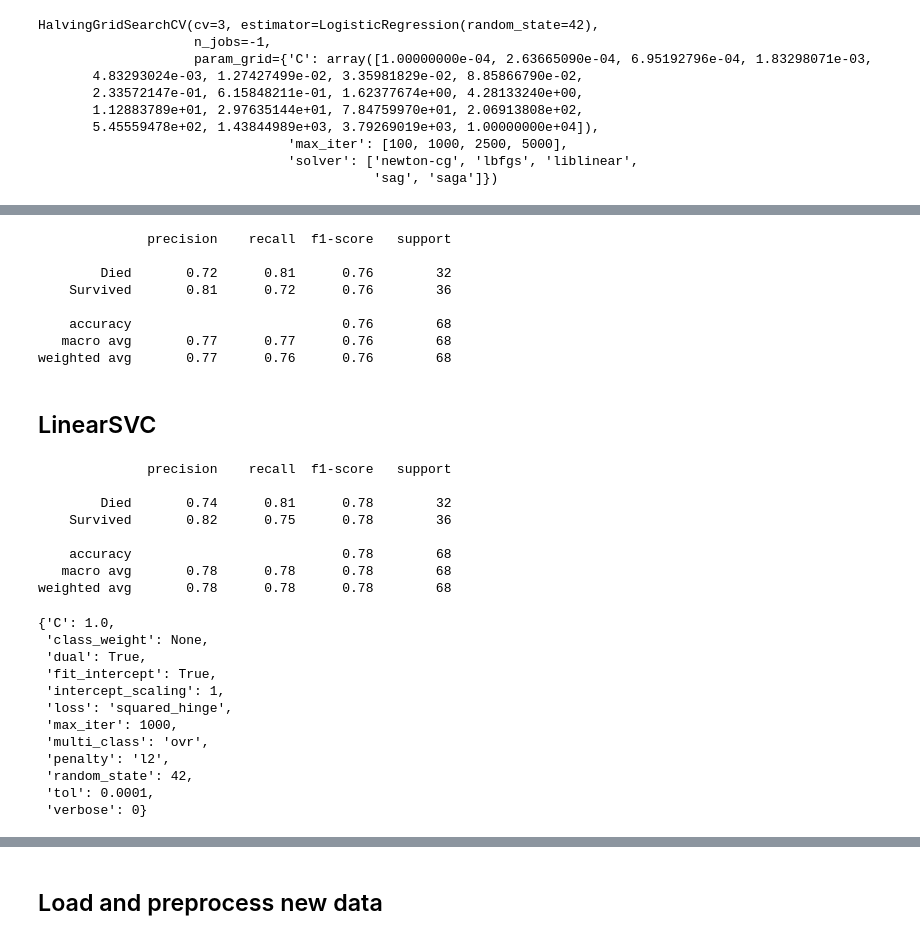
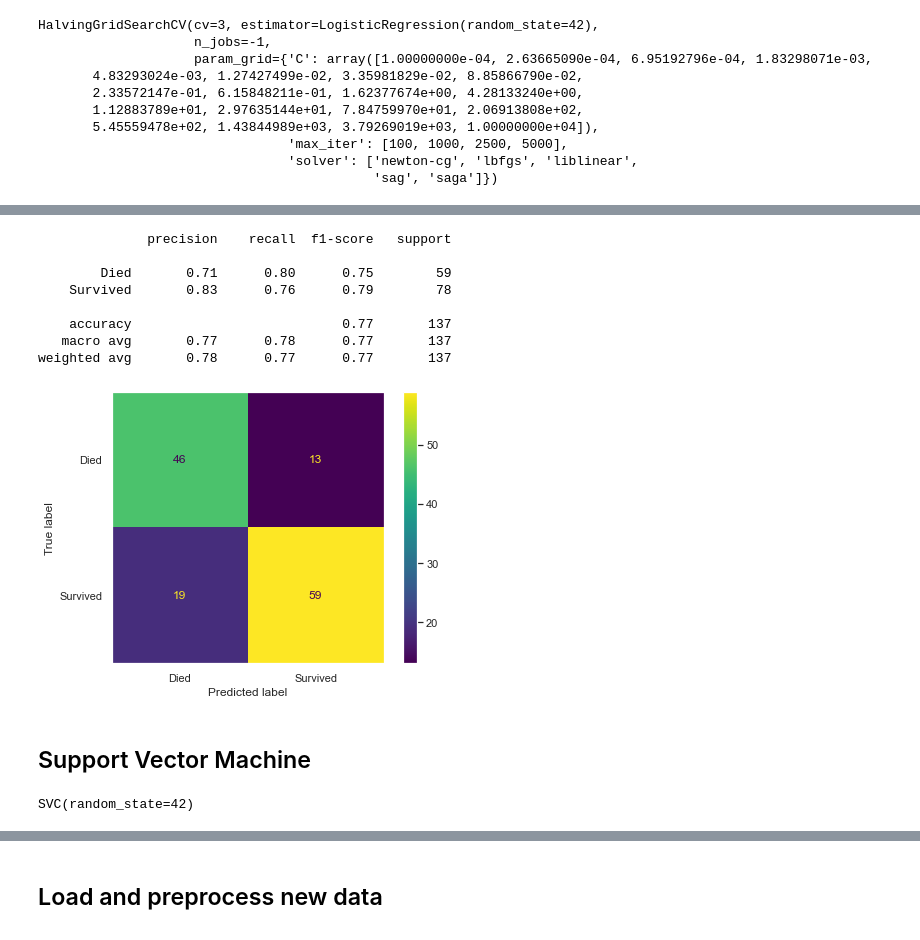
Before and after one commit to kiselevskaya/Titanic, a Jupyter notebook: MLfromDisaster_py3-TF2.5.ipynb, the cells around one changed output, grey strips where cells are left out. Drawn from its saved outputs; the diff is of its cells as text; code cells hidden in the pictures.

```diff
--- a/MLfromDisaster_py3-TF2.5.ipynb
+++ b/MLfromDisaster_py3-TF2.5.ipynb
@@ -596,50 +597,31 @@ lm_halv.best_params_
 lm_halv_param_tuned = LogisticRegression().set_params(**lm_halv.best_params_)
 lm_halv_param_tuned.fit(X_train, y_train)
 
-# Returning classification report on logistic regression model prediction
-print(classification_report(y_val, lm_halv_param_tuned.predict(X_val), target_names = ['Died', 'Survived']))
+# Returning classification report on tuned with HalvingGridSearchCV logistic regression model prediction
+print(classification_report(y_test, lm_halv_param_tuned.predict(X_test), target_names = ['Died', 'Survived']))
 # %% [output]
               precision    recall  f1-score   support
 
-        Died       0.72      0.81      0.76        32
-    Survived       0.81      0.72      0.76        36
+        Died       0.71      0.80      0.75        59
+    Survived       0.83      0.76      0.79        78
 
-    accuracy                           0.76        68
-   macro avg       0.77      0.77      0.76        68
-weighted avg       0.77      0.76      0.76        68
+    accuracy                           0.77       137
+   macro avg       0.77      0.78      0.77       137
+weighted avg       0.78      0.77      0.77       137
-# %% [markdown]
-## LinearSVC
-# %%
-from sklearn.svm import LinearSVC
-
-# Default LinearSVC parameters
-# svc = LinearSVC(class_weight='balanced', random_state=42)
-svc = LinearSVC(random_state=42)
-svc.fit(X_train, y_train)
-
-# Returning classification report on linear svc model prediction
-print(classification_report(y_val, svc.predict(X_val), target_names = ['Died', 'Survived']))
-# %% [output]
-              precision    recall  f1-score   support
-
-        Died       0.74      0.81      0.78        32
-    Survived       0.82      0.75      0.78        36
-
-    accuracy                           0.78        68
-   macro avg       0.78      0.78      0.78        68
-weighted avg       0.78      0.78      0.78        68
-# %%
-svc.get_params(deep=True)
-# %% [output]
-{'C': 1.0,
- 'class_weight': None,
- 'dual': True,
- 'fit_intercept': True,
- 'intercept_scaling': 1,
- 'loss': 'squared_hinge',
- 'max_iter': 1000,
- 'multi_class': 'ovr',
- 'penalty': 'l2',
- 'random_state': 42,
- 'tol': 0.0001,
- 'verbose': 0}
+# %%
+from sklearn.metrics import plot_confusion_matrix
+
+# Plot confusion matrix for logistic regression with tuned hyperparameters
+plot_confusion_matrix(lm_param_tuned, X_test, y_test, values_format='d', display_labels=['Died', 'Survived'])
+plt.grid(False)
+# %% [output]
+[figure, added]
+# %% [markdown]
+## Support Vector Machine
+# %%
+from sklearn import svm
+
+clf_svm = svm.SVC(random_state=42)
+clf_svm.fit(X_train, y_train)
+# %% [output]
+SVC(random_state=42)
```
Also changed, not shown: parts of 24 cells of this notebook, 2 other files.
